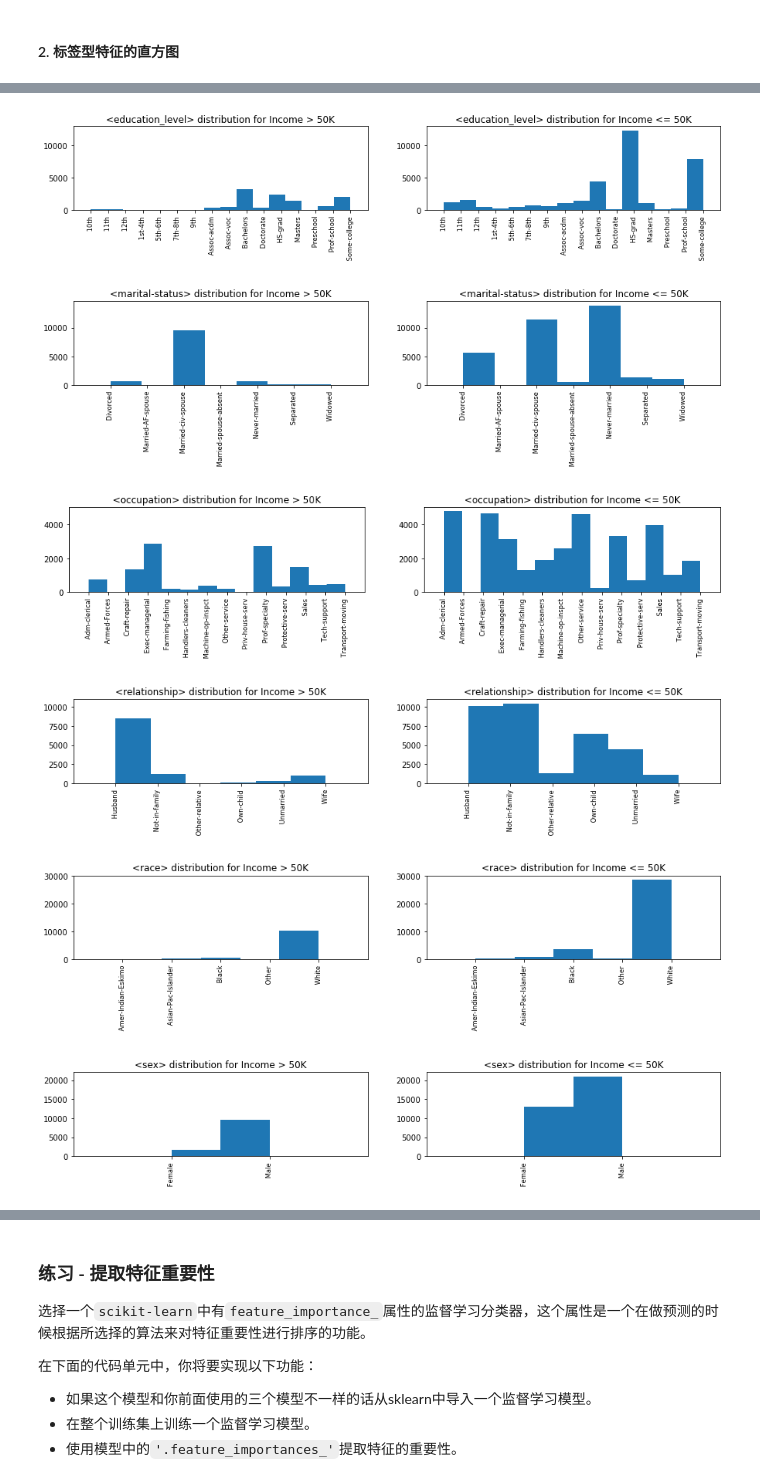
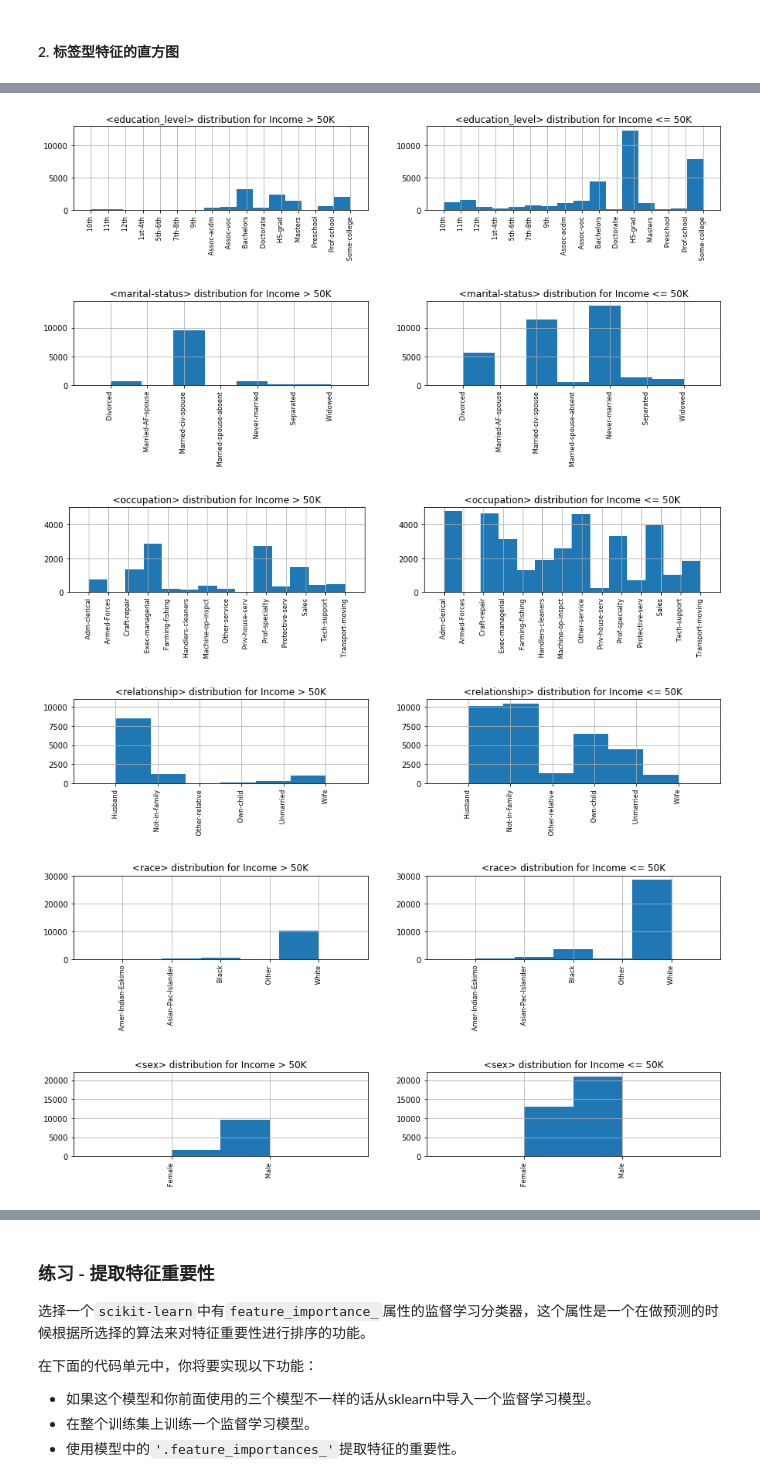
Before and after one commit to mtyylx/MLND, a Jupyter notebook: P2_Finding_Donors/finding_donors.ipynb, the cells around one changed output, grey strips where cells are left out. Saved outputs shown, nothing was run; the diff lists cells and outputs as text; code cells hidden in the pictures.

```diff
--- a/P2_Finding_Donors/finding_donors.ipynb
+++ b/P2_Finding_Donors/finding_donors.ipynb
@@ -688,8 +753,10 @@ for f in num_features:
     plt.subplot(121)
     plt.title(('<' + f + '> distribution for Income > 50K'))
     plt.hist(dist)
+    plt.grid(True)
     plt.subplot(122)
     plt.title(('<' + f + '> distribution for Income <= 50K'))
     plt.hist(dist2)
+    plt.grid(True)
     plt.show()
 # %% [output]
@@ -723,6 +790,7 @@ for f in cat_features:
     plt.hist(out, bins=bin_num)
     ylim1 = plt.ylim()
     plt.xticks(range(bin_num), xlabel, size='small', rotation='vertical')
+    plt.grid(True)
 
     sp2 = plt.subplot(122)
     sp2.set_xlim([-1, bin_num])
@@ -731,6 +799,7 @@ for f in cat_features:
     ylim2 = plt.ylim()
     xlabel = list(le.classes_)
     plt.xticks(range(bin_num), xlabel, size='small', rotation='vertical')
+    plt.grid(True)
 
     ylim = max(ylim1, ylim2)
     sp1.set_ylim(ylim)
@@ -741,6 +810,6 @@ for f in cat_features:
-[figure, old version]
+[figure, new version]
-[figure, old version]
+[figure, new version]
-[figure, old version]
+[figure, new version]
-[figure, old version]
+[figure, new version]
-[figure, old version]
+[figure, new version]
-[figure, old version]
+[figure, new version]
```
Also changed, not shown: parts of 23 cells of this notebook, 2 other files.
